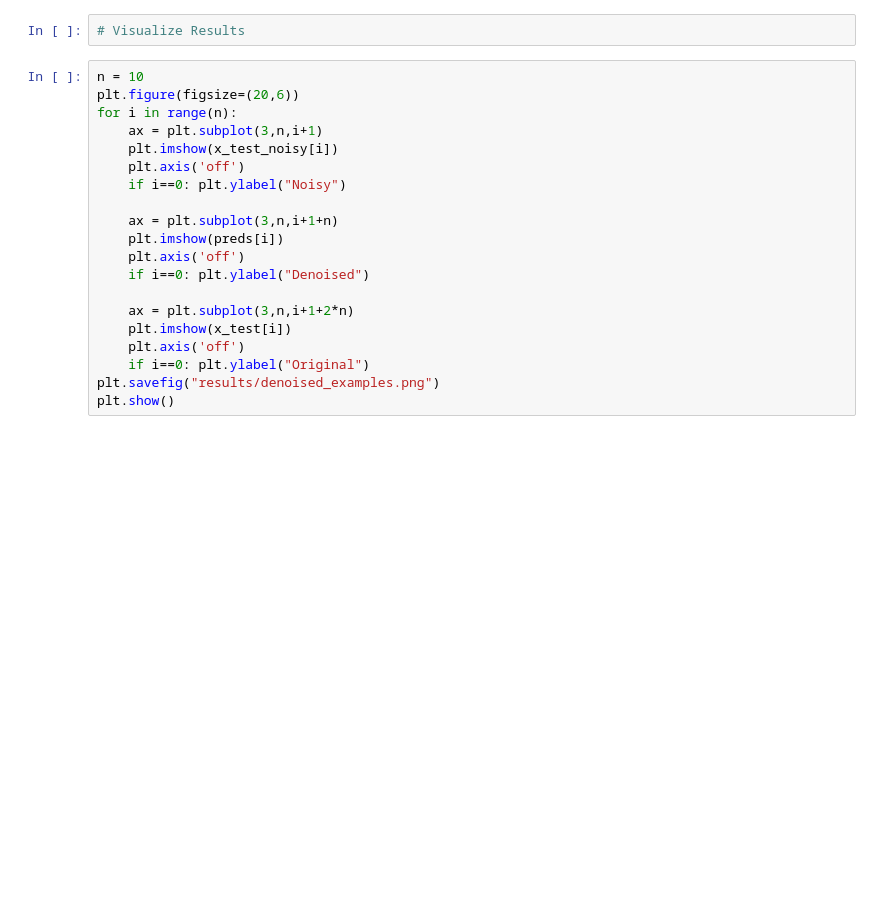
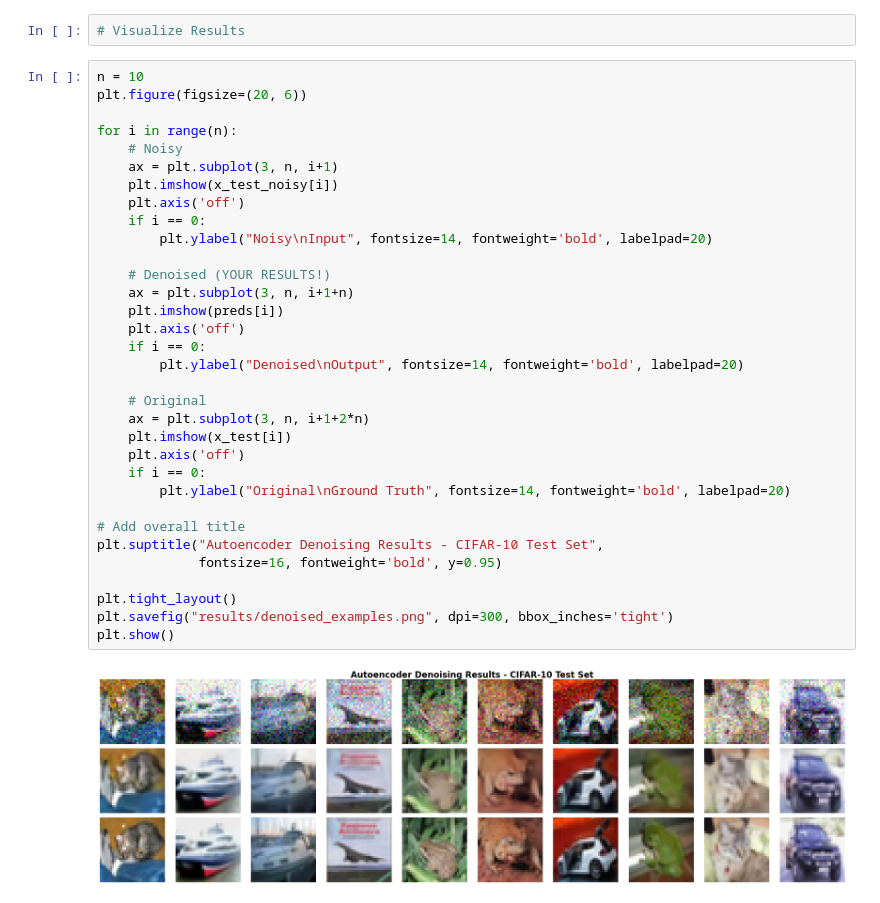
Before and after one commit to abeselom-tesfay/Image-Denoising-Autoencoder, a Jupyter notebook: Image-Denoising-Autoencoder.ipynb, the cells around one changed output. Drawn from its saved outputs; the diff is of its cells as text; blank space fills up the shorter version.

```diff
--- a/Image-Denoising-Autoencoder.ipynb
+++ b/Image-Denoising-Autoencoder.ipynb
@@ -207,21 +293,36 @@ plt.show()
 # Visualize Results
 # %%
 n = 10
-plt.figure(figsize=(20,6))
+plt.figure(figsize=(20, 6))
+
 for i in range(n):
-    ax = plt.subplot(3,n,i+1)
+    # Noisy
+    ax = plt.subplot(3, n, i+1)
     plt.imshow(x_test_noisy[i])
     plt.axis('off')
-    if i==0: plt.ylabel("Noisy")
+    if i == 0:
+        plt.ylabel("Noisy\nInput", fontsize=14, fontweight='bold', labelpad=20)
 
-    ax = plt.subplot(3,n,i+1+n)
+    # Denoised (YOUR RESULTS!)
+    ax = plt.subplot(3, n, i+1+n)
     plt.imshow(preds[i])
     plt.axis('off')
-    if i==0: plt.ylabel("Denoised")
+    if i == 0:
+        plt.ylabel("Denoised\nOutput", fontsize=14, fontweight='bold', labelpad=20)
 
-    ax = plt.subplot(3,n,i+1+2*n)
+    # Original
+    ax = plt.subplot(3, n, i+1+2*n)
     plt.imshow(x_test[i])
     plt.axis('off')
-    if i==0: plt.ylabel("Original")
-plt.savefig("results/denoised_examples.png")
+    if i == 0:
+        plt.ylabel("Original\nGround Truth", fontsize=14, fontweight='bold', labelpad=20)
+
+# Add overall title
+plt.suptitle("Autoencoder Denoising Results - CIFAR-10 Test Set",
+             fontsize=16, fontweight='bold', y=0.95)
+
+plt.tight_layout()
+plt.savefig("results/denoised_examples.png", dpi=300, bbox_inches='tight')
 plt.show()
+# %% [output]
+[figure, added]
```
Also changed, not shown: parts of 7 cells of this notebook.
